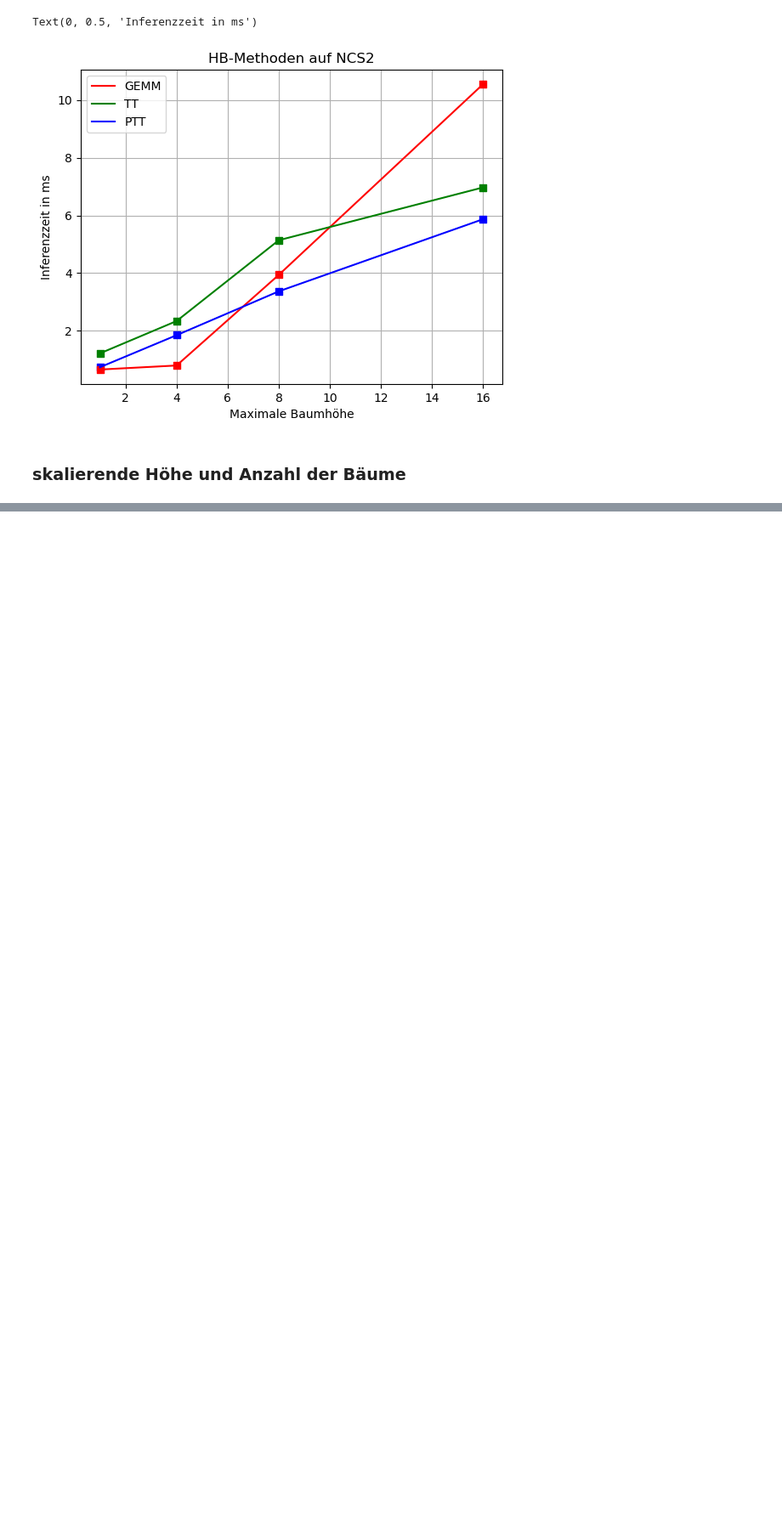
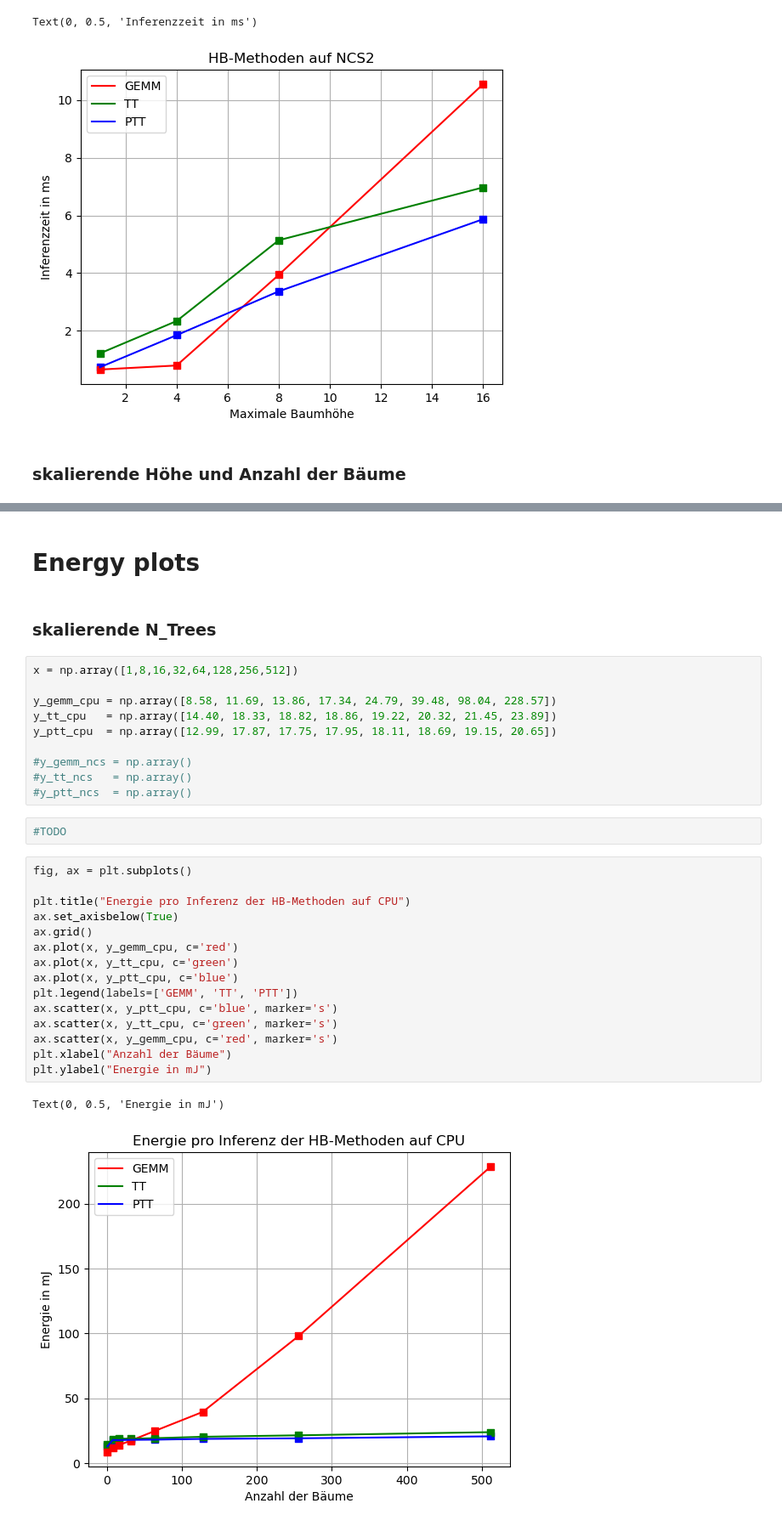
Before and after one commit to R-e-d-a-X/EdgeTPU-and-NCS, a Jupyter notebook: src/ncs/NCS_visualization.ipynb, the cells around one changed output, grey strips where cells are left out. Shown: that part at 85% size. Drawn from its saved outputs; the diff is of its cells as text; blank space fills up the shorter version.

```diff
--- a/src/ncs/NCS_visualization.ipynb
+++ b/src/ncs/NCS_visualization.ipynb
@@ -203,0 +204,34 @@ Text(0, 0.5, 'Inferenzzeit in ms')
+# %% [markdown]
+# Energy plots
+# %% [markdown]
+### skalierende N_Trees
+# %%
+x = np.array([1,8,16,32,64,128,256,512])
+
+y_gemm_cpu = np.array([8.58, 11.69, 13.86, 17.34, 24.79, 39.48, 98.04, 228.57])
+y_tt_cpu   = np.array([14.40, 18.33, 18.82, 18.86, 19.22, 20.32, 21.45, 23.89])
+y_ptt_cpu  = np.array([12.99, 17.87, 17.75, 17.95, 18.11, 18.69, 19.15, 20.65])
+
+#y_gemm_ncs = np.array()
+#y_tt_ncs   = np.array()
+#y_ptt_ncs  = np.array()
+# %%
+#TODO
+# %%
+fig, ax = plt.subplots()
+
+plt.title("Energie pro Inferenz der HB-Methoden auf CPU")
+ax.set_axisbelow(True)
+ax.grid()
+ax.plot(x, y_gemm_cpu, c='red')
+ax.plot(x, y_tt_cpu, c='green')
+ax.plot(x, y_ptt_cpu, c='blue')
+plt.legend(labels=['GEMM', 'TT', 'PTT'])
+ax.scatter(x, y_ptt_cpu, c='blue', marker='s')
+ax.scatter(x, y_tt_cpu, c='green', marker='s')
+ax.scatter(x, y_gemm_cpu, c='red', marker='s')
+plt.xlabel("Anzahl der Bäume")
+plt.ylabel("Energie in mJ")
+# %% [output]
+Text(0, 0.5, 'Energie in mJ')
+[figure, added]
```
Also changed, not shown: parts of 15 cells of this notebook.
